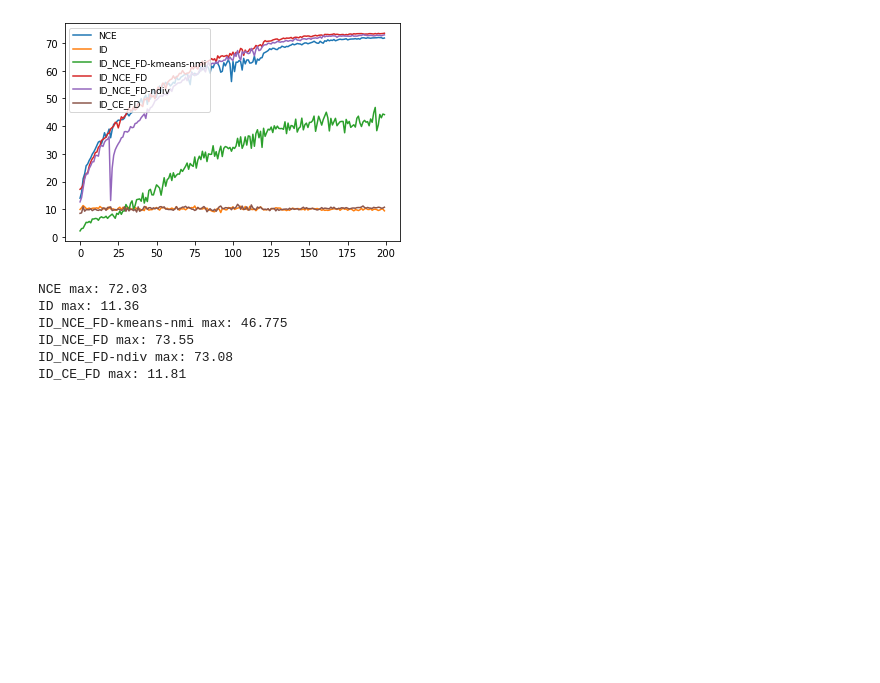
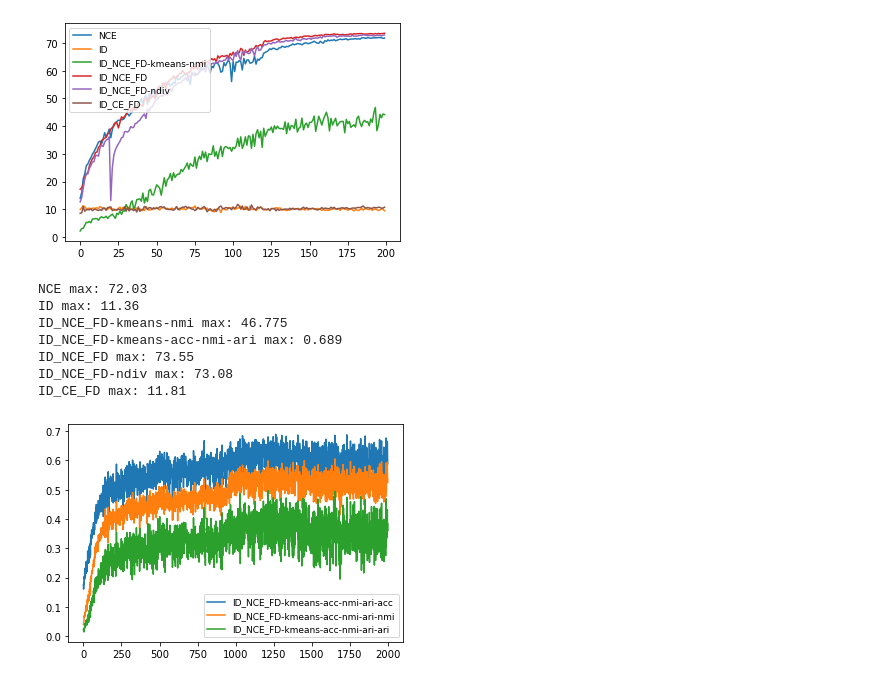
Before and after one commit to notfolder/lemniscate.pytorch, a Jupyter notebook: log_analysis.ipynb, the cells around one changed output. Saved outputs shown, nothing was run; the diff lists cells and outputs as text; code cells hidden in the pictures; blank space fills up the shorter version.

Commit message:
epoch 2000

```diff
--- a/log_analysis.ipynb
+++ b/log_analysis.ipynb
@@ -9,16 +10,27 @@ glob.glob("*.log")
  'ID_NCE_FD-ndiv.log',
  'ID_CE_FD.log']
 # %%
-accs = {}
+metrics = {}
+accs= {}
+
 for path in glob.glob("*.log"):
     with open(path) as f:
         lines = f.readlines()
-    acc = [float(line.split()[-1]) for line in lines if 'epoch_result' in line]
-    accs[path.split('.')[0]] = acc
+    results = [[float(i) for i in line.split()[1:]] for line in lines if 'epoch_result' in line]
+    name = path.split('.')[0]
+    accs[name] = [i[0] for i in results]
+    if len(results[0]) >= 3:
+        metric = {}
+        metric['acc'] = accs[name]
+        metric['nmi'] = [i[1] for i in results]
+        metric['ari'] = [i[2] for i in results]
+        metrics[name] = metric
 # %%
 import matplotlib.pyplot as plt
 
 for key in accs.keys():
+    if len(accs[key]) > 300:
+        continue
     plt.plot(accs[key], label=key)
 plt.legend(loc=2, fontsize=9)
 plt.show()
@@ -31,6 +43,15 @@ for key in accs.keys():
 NCE max: 72.03
 ID max: 11.36
 ID_NCE_FD-kmeans-nmi max: 46.775
+ID_NCE_FD-kmeans-acc-nmi-ari max: 0.689
 ID_NCE_FD max: 73.55
 ID_NCE_FD-ndiv max: 73.08
 ID_CE_FD max: 11.81
+# %%
+for key in metrics.keys():
+    for metric in ['acc', 'nmi', 'ari']:
+        plt.plot(metrics[key][metric], label=f'{key}-{metric}')
+    plt.legend(loc=4, fontsize=9)
+    plt.show()
+# %% [output]
+[figure, added]
```
Also changed, not shown: parts of 1 cell of this notebook, 1 other file.
